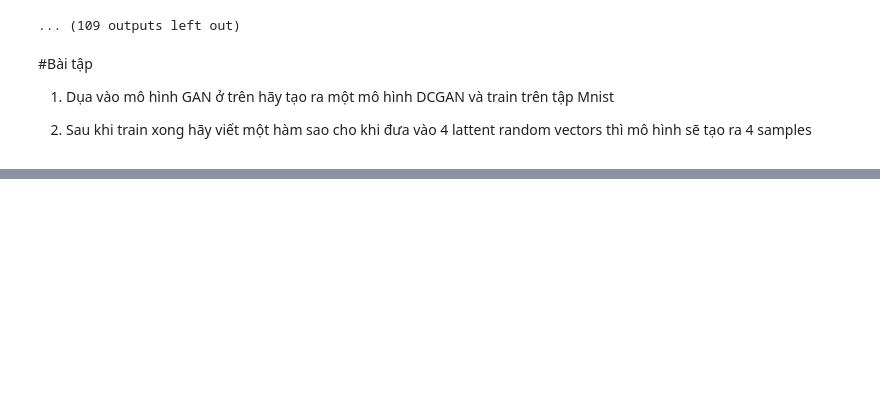
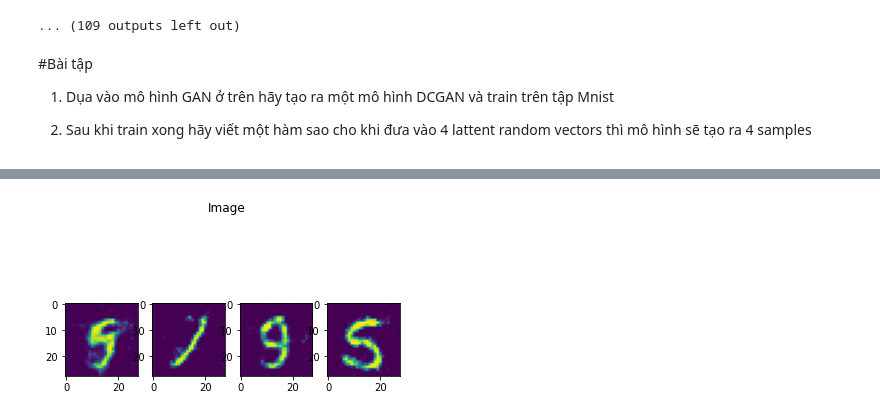
Before and after one commit to huynhthanh98/AML, a Jupyter notebook: lab07/lab07.ipynb, the cells around one changed output, grey strips where cells are left out. Cells and saved outputs as stored; diff of their text form; code cells hidden in the pictures; blank space fills up the shorter version.

```diff
--- a/lab07/lab07.ipynb
+++ b/lab07/lab07.ipynb
@@ -212,0 +285,14 @@ Discriminator:
+# %%
+import matplotlib.pyplot as plt
+
+random_latent_vectors = tf.random.normal(shape=(4, 100))
+generated_images = gan.generator(random_latent_vectors)
+generated_images *= 255
+generated_images.numpy()
+fig, axs = plt.subplots(1,4)
+fig.suptitle('Image')
+for i in range(4):
+  img = keras.preprocessing.image.array_to_img(generated_images[i])
+  axs[i].imshow(img)
+# %% [output]
+[figure, added]
```
Also changed, not shown: parts of 8 cells of this notebook.
